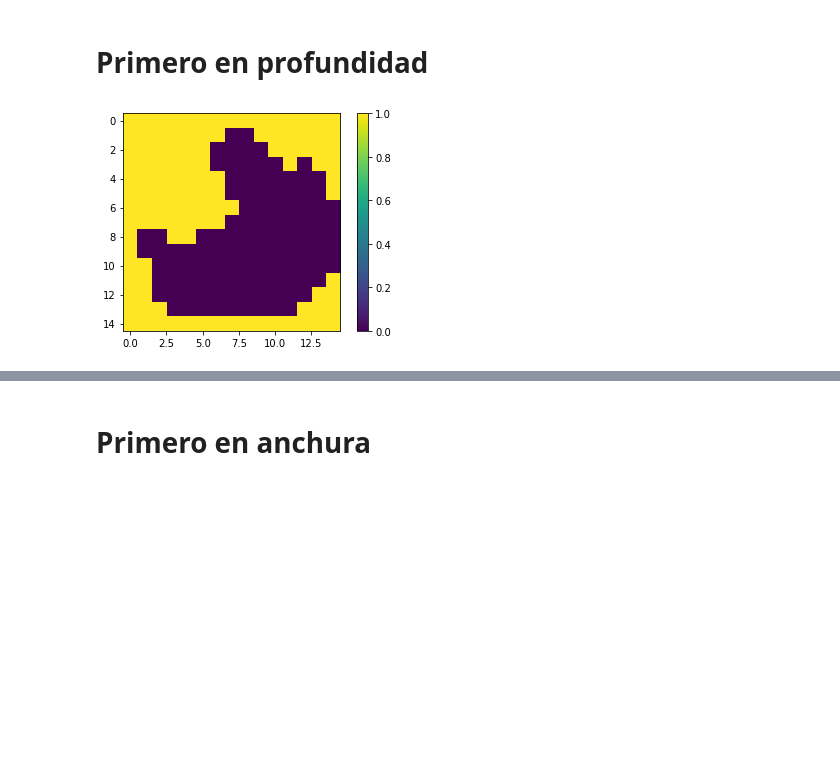
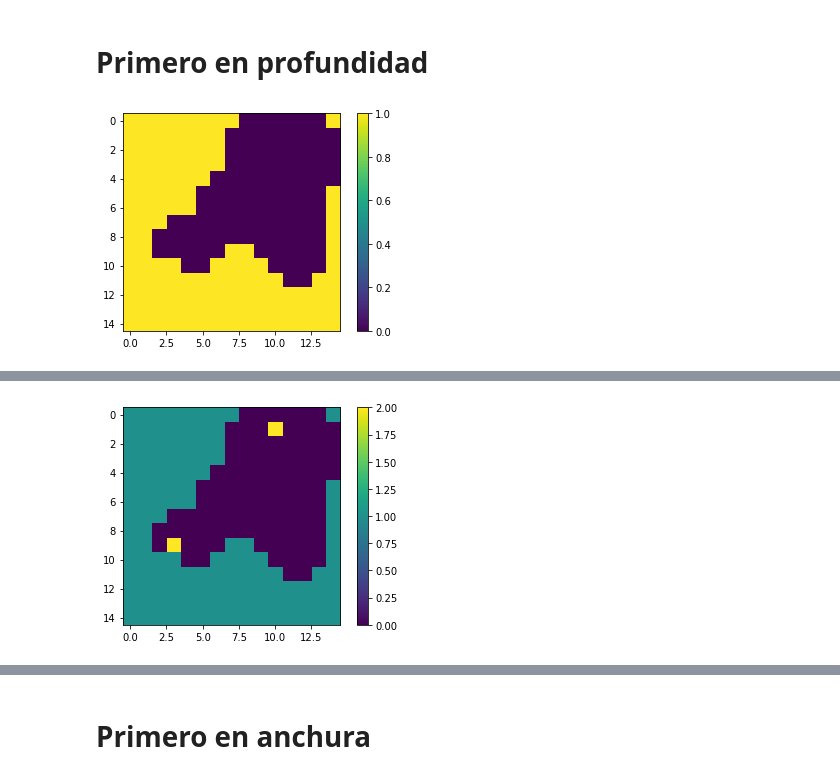
Before and after one commit to gbmuppers/searching-alhorithms-ia, a Jupyter notebook: laberinto.ipynb, the cells around one changed output, grey strips where cells are left out. Saved outputs shown, nothing was run; the diff lists cells and outputs as text; code cells hidden in the pictures; blank space fills up the shorter version.

```diff
--- a/laberinto.ipynb
+++ b/laberinto.ipynb
@@ -161,7 +161,7 @@ def askCoordenada(message):
 
 def verifyCoordinates(mapa,i,j):
     if len(i) == 2 and len(j) == 2:
-        if i[0] > 0  and i[0] < dimx and i[1] > 0  and i[1] < dimy and j[0] > 0  and j[0] < dimx and j[1] > 0  and j[1] < dimy:
+        if i[0] >= 0  and i[0] < dimx and i[1] >= 0  and i[1] < dimy and j[0] >= 0  and j[0] < dimx and j[1] >= 0  and j[1] < dimy:
             return mapa[i[1]][i[0]] == 0 and mapa[j[1]][j[0]] == 0
     return False
 # %%
@@ -173,70 +173,61 @@ mapaProfundidad = mapa #Copia de la matríz original para dibujar la solución e
 """ mapa[y][x] """
 
 """ Aqui vamos a ir guardando el recorrido """
 trace = Stack()
-profundidad = 200000
+profundidad = 2000
 
 """ Le mostramos el mapa al usuario y le pedimos que elija un punto inicial y uno final"""
 dibujarMapa(mapaProfundidad) #Usen esta función para imprimir el mapa
 
 """ Pedimos el punto inicial y el final """
 flag = False
 goal_coordinate = start_coordinate = []
 while not flag:
     start_coordinate = askCoordenada("Dame la coordenada inicial: X,Y. Ejemplo: 3,5")
     goal_coordinate = askCoordenada("Dame la coordenada final: X,Y. Ejemplo: 8,9")
     flag = verifyCoordinates(mapaProfundidad,start_coordinate, goal_coordinate)
 
 
+print(start_coordinate,"\n")
+print(goal_coordinate,"\n")
+
+mapaProfundidad[start_coordinate[1],start_coordinate[0]] = 2
+mapaProfundidad[goal_coordinate[1],goal_coordinate[0]] = 2
+
 def depth_first_search_labyrinth(current_coordinate):
     trace.push(current_coordinate)
     x = current_coordinate[0]
     y = current_coordinate[1]
-    print(current_coordinate)
-    if x == goal_coordinate[0] and y == goal_coordinate[1]:
-        return True
-    if trace.size() < profundidad:
-        """ Movernos hacia arriba"""
-        if y-1 > 0:
-            if mapaProfundidad[y-1][x] == 0:
-                if not depth_first_search_labyrinth([x,y-1]):
-                    trace.pop()
-                    return False
-                else:
-                    return True
-        """ Movernos hacia abajo"""
-        if y+1 < dimy:
-            if mapaProfundidad[y+1][x] == 0:
-                if not depth_first_search_labyrinth([x,y+1]):
-                    trace.pop()
-                    return False
-                else:
-                    return True
-        """ Movernos hacia la izquierda """
-        if x-1 > 0:
-            if mapaProfundidad[y][x-1] == 0:
-                if not depth_first_search_labyrinth([x-1,y]):
-                    trace.pop()
-                    return False
-                else:
-                    return True
-        """ Movernos hacia la derecha """
-        if x+1 < dimx:
-            if mapaProfundidad[y][x+1] == 0:
-                if not depth_first_search_labyrinth([x+1,y]):
-                    trace.pop()
-                    return False
-                else:
-                    return True
+    #print(current_coordinate)
+    if mapaProfundidad[y][x] == 1:
         trace.pop()
         return False
     else:
-        trace.pop()
-        return False
+        if x == goal_coordinate[0] and y == goal_coordinate[1]:
+            print("We did it!")
+            return True
+        else:
+            if trace.size() < profundidad:
+                if x-1 >= 0:
+                    if depth_first_search_labyrinth([x-1,y]):
+                        return True
+                if x+1 < dimx:
+                    if depth_first_search_labyrinth([x+1,y]):
+                        return True
+                if y-1 >= 0:
+                    if depth_first_search_labyrinth([x,y-1]):
+                        return True
+                if y+1 < dimy:
+                    if depth_first_search_labyrinth([x,y+1]):
+                        return True
+    trace.pop()
+    return False
 
 result = depth_first_search_labyrinth(start_coordinate)
 
+dibujarMapa(mapaProfundidad)
+
 while not trace.isEmpty():
     print(trace.pop())
 # %% [output]
-[figure, old version]
+[figure, new version]
@@ -259,0 +239 @@ while not trace.isEmpty():
+[figure, added]
```
Also changed, not shown: parts of 3 cells of this notebook.
